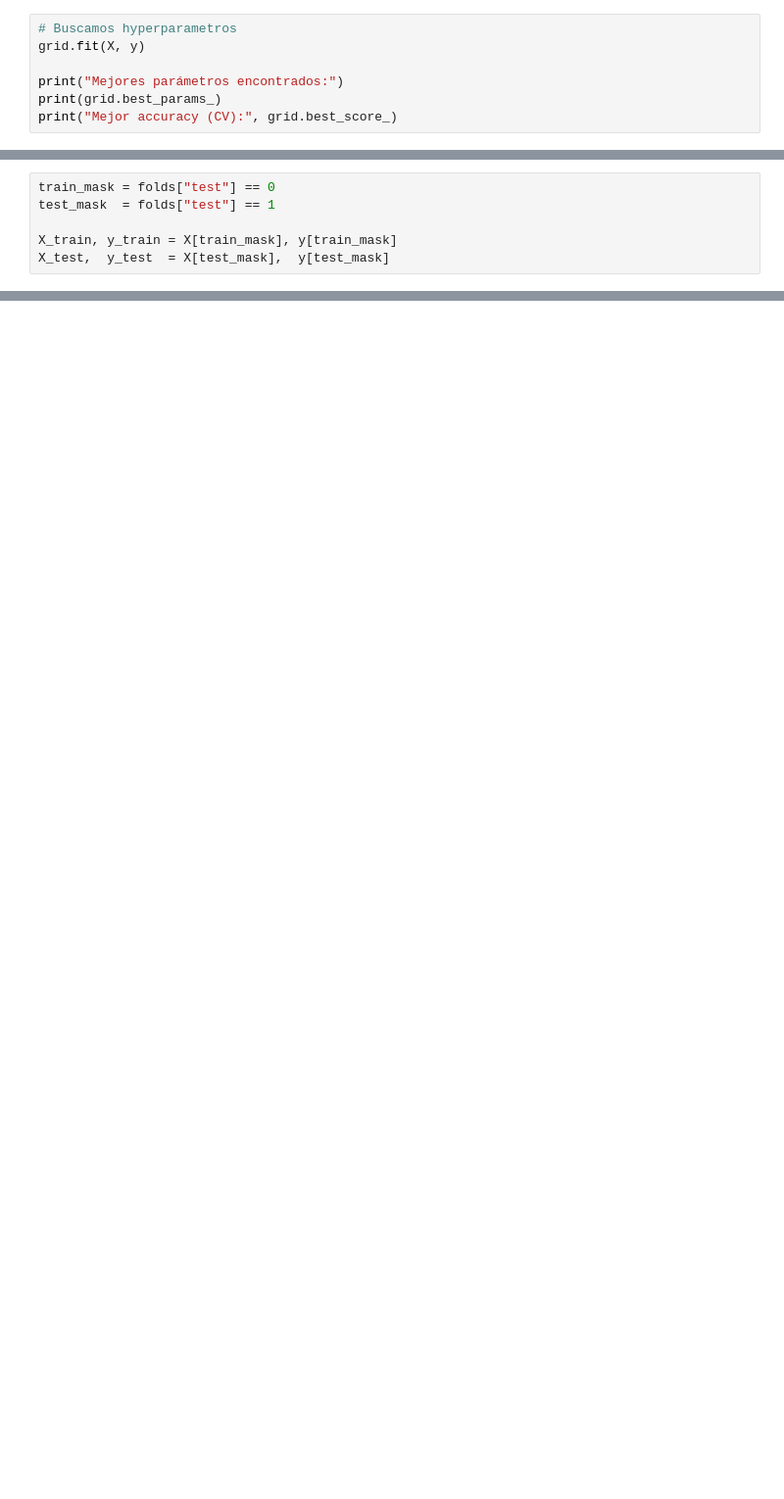
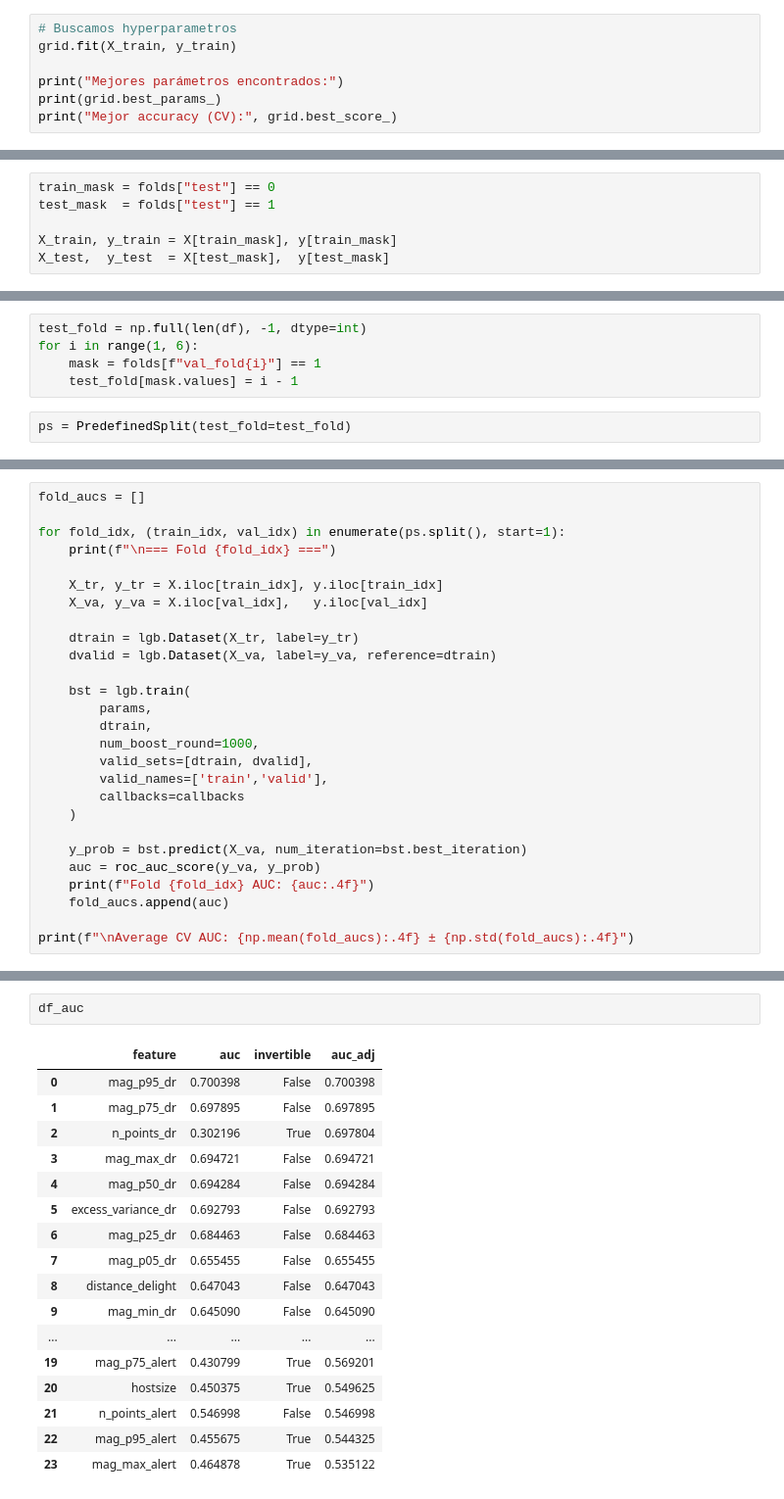
Before and after one commit to benjaminMancilla/AS4501-Proyect, a Jupyter notebook: baseline_train.ipynb, the cells around one changed output, grey strips where cells are left out. Shown: that part at 98% size. Cells and saved outputs as stored; diff of their text form; blank space fills up the shorter version.

```diff
--- a/baseline_train.ipynb
+++ b/baseline_train.ipynb
@@ -48,7 +56,7 @@ grid = GridSearchCV(
 )
 # %%
 # Buscamos hyperparametros
-grid.fit(X, y)
+grid.fit(X_train, y_train)
 
 print("Mejores parámetros encontrados:")
 print(grid.best_params_)
@@ -208,0 +238,7 @@ array([[ 530,  713],
+# %%
+test_fold = np.full(len(df), -1, dtype=int)
+for i in range(1, 6):
+    mask = folds[f"val_fold{i}"] == 1
+    test_fold[mask.values] = i - 1
+# %%
+ps = PredefinedSplit(test_fold=test_fold)
@@ -208,0 +288,27 @@ array([[ 530,  713],
+# %%
+fold_aucs = []
+
+for fold_idx, (train_idx, val_idx) in enumerate(ps.split(), start=1):
+    print(f"\n=== Fold {fold_idx} ===")
+
+    X_tr, y_tr = X.iloc[train_idx], y.iloc[train_idx]
+    X_va, y_va = X.iloc[val_idx],   y.iloc[val_idx]
+
+    dtrain = lgb.Dataset(X_tr, label=y_tr)
+    dvalid = lgb.Dataset(X_va, label=y_va, reference=dtrain)
+
+    bst = lgb.train(
+        params,
+        dtrain,
+        num_boost_round=1000,
+        valid_sets=[dtrain, dvalid],
+        valid_names=['train','valid'],
+        callbacks=callbacks
+    )
+
+    y_prob = bst.predict(X_va, num_iteration=bst.best_iteration)
+    auc = roc_auc_score(y_va, y_prob)
+    print(f"Fold {fold_idx} AUC: {auc:.4f}")
+    fold_aucs.append(auc)
+
+print(f"\nAverage CV AUC: {np.mean(fold_aucs):.4f} ± {np.std(fold_aucs):.4f}")
@@ -208,0 +402,20 @@ array([[ 530,  713],
+# %%
+df_auc
+# %% [output]
+|  | feature | auc | invertible | auc_adj |
+| 0 | mag_p95_dr | 0.700398 | False | 0.700398 |
+| 1 | mag_p75_dr | 0.697895 | False | 0.697895 |
+| 2 | n_points_dr | 0.302196 | True | 0.697804 |
+| 3 | mag_max_dr | 0.694721 | False | 0.694721 |
+| 4 | mag_p50_dr | 0.694284 | False | 0.694284 |
+| 5 | excess_variance_dr | 0.692793 | False | 0.692793 |
+| 6 | mag_p25_dr | 0.684463 | False | 0.684463 |
+| 7 | mag_p05_dr | 0.655455 | False | 0.655455 |
+| 8 | distance_delight | 0.647043 | False | 0.647043 |
+| 9 | mag_min_dr | 0.645090 | False | 0.645090 |
+| ... | ... | ... | ... | ... |
+| 19 | mag_p75_alert | 0.430799 | True | 0.569201 |
+| 20 | hostsize | 0.450375 | True | 0.549625 |
+| 21 | n_points_alert | 0.546998 | False | 0.546998 |
+| 22 | mag_p95_alert | 0.455675 | True | 0.544325 |
+| 23 | mag_max_alert | 0.464878 | True | 0.535122 |
```
Also changed, not shown: parts of 30 cells of this notebook.
